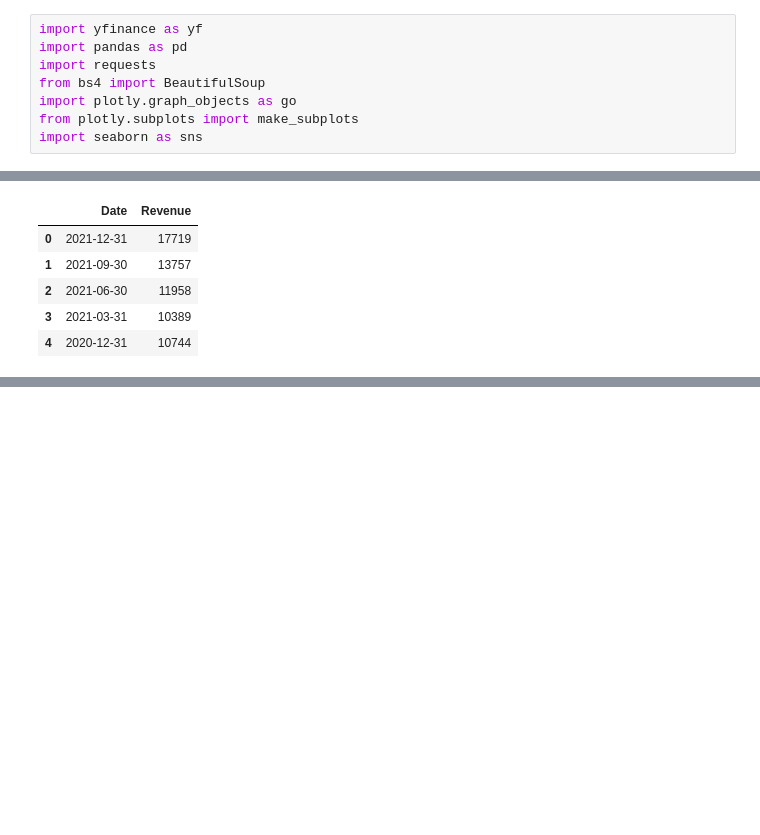
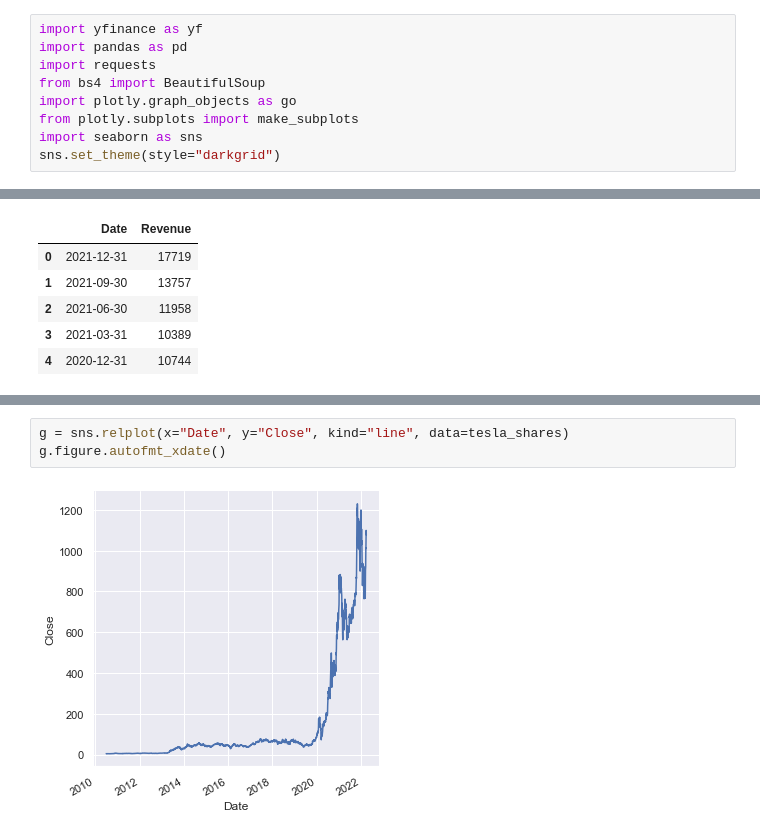
Before and after one commit to alblazer/Stocks, a Jupyter notebook: new.ipynb, the cells around one changed output, grey strips where cells are left out. Cells and saved outputs as stored; diff of their text form; blank space fills up the shorter version.

Commit message:
Added a few graphs and updated Readme

```diff
--- a/new.ipynb
+++ b/new.ipynb
@@ -6,6 +6,7 @@ from bs4 import BeautifulSoup
 import plotly.graph_objects as go
 from plotly.subplots import make_subplots
 import seaborn as sns
+sns.set_theme(style="darkgrid")
 # %%
 
 def make_graph(stock_data, revenue_data, stock):
@@ -145,0 +112,5 @@ tesla_revenue.head()
+# %%
+g = sns.relplot(x="Date", y="Close", kind="line", data=tesla_shares)
+g.figure.autofmt_xdate()
+# %% [output]
+[figure, added]
```
Also changed, not shown: parts of 8 cells of this notebook, 1 other file.
